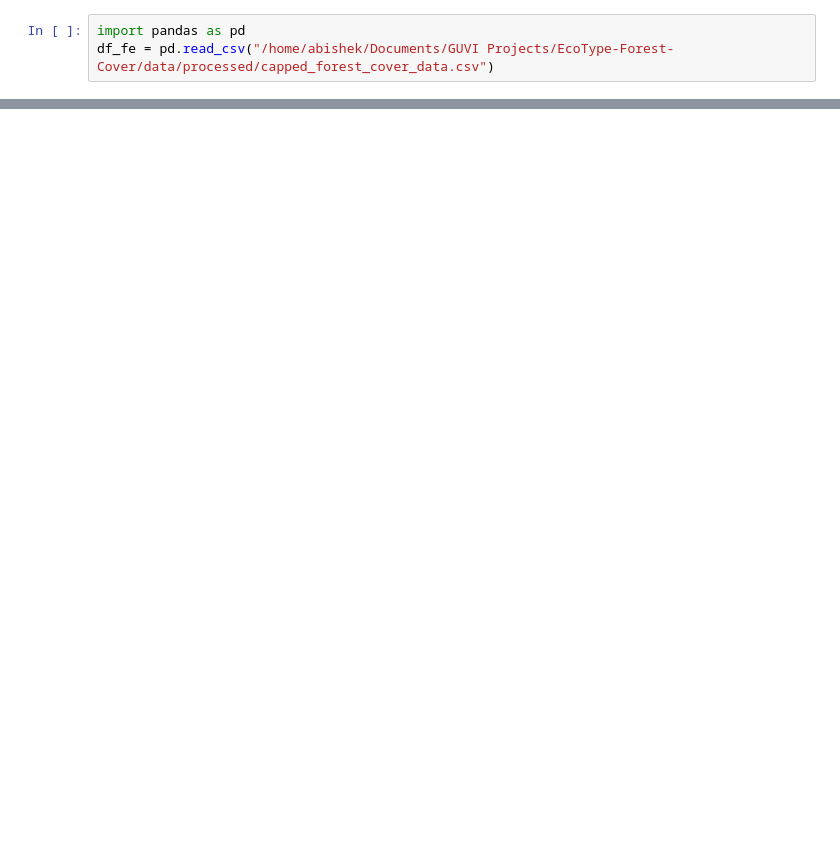
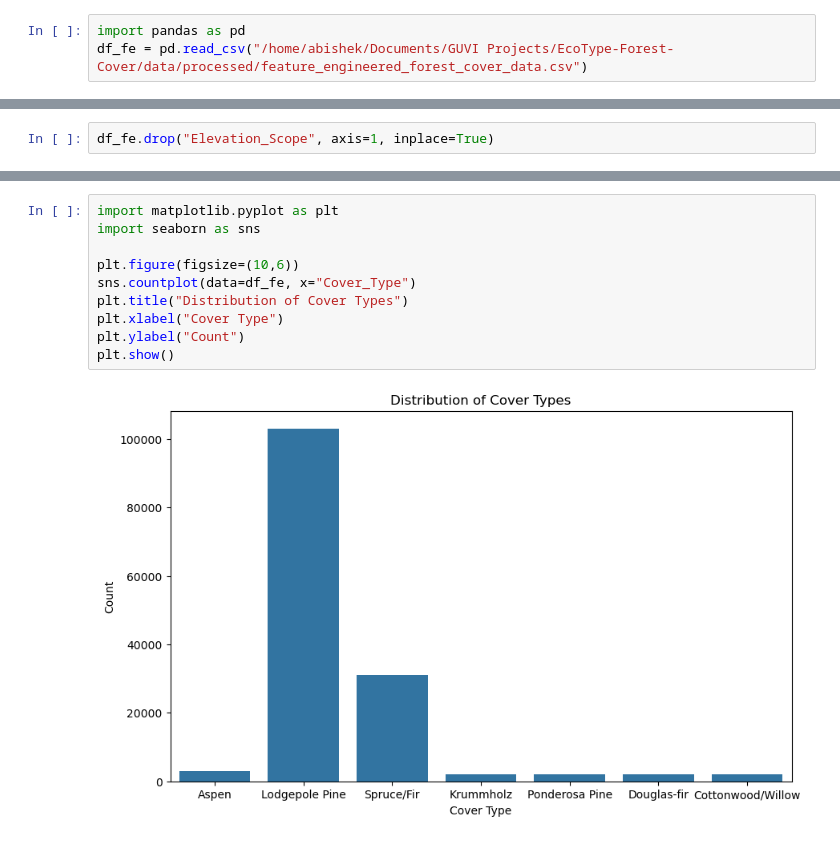
Before and after one commit to abishek-murugan/EcoType-Forest-Cover, a Jupyter notebook: notebooks/2_eda.ipynb, the cells around one changed output, grey strips where cells are left out. Drawn from its saved outputs; the diff is of its cells as text; blank space fills up the shorter version.

```diff
--- a/notebooks/2_eda.ipynb
+++ b/notebooks/2_eda.ipynb
@@ -1,6 +1,6 @@
 # %%
 import pandas as pd
-df_fe = pd.read_csv("/home/abishek/Documents/GUVI Projects/EcoType-Forest-Cover/data/processed/capped_forest_cover_data.csv")
+df_fe = pd.read_csv("/home/abishek/Documents/GUVI Projects/EcoType-Forest-Cover/data/processed/feature_engineered_forest_cover_data.csv")
 # %%
 df_fe.head()
 # %% [output]
@@ -21,0 +63,2 @@ df_fe.tail()
+# %%
+df_fe.drop("Elevation_Scope", axis=1, inplace=True)
@@ -21,0 +77,12 @@ df_fe.tail()
+# %%
+import matplotlib.pyplot as plt
+import seaborn as sns
+
+plt.figure(figsize=(10,6))
+sns.countplot(data=df_fe, x="Cover_Type")
+plt.title("Distribution of Cover Types")
+plt.xlabel("Cover Type")
+plt.ylabel("Count")
+plt.show()
+# %% [output]
+[figure, added]
```
Also changed, not shown: parts of 13 cells of this notebook.
